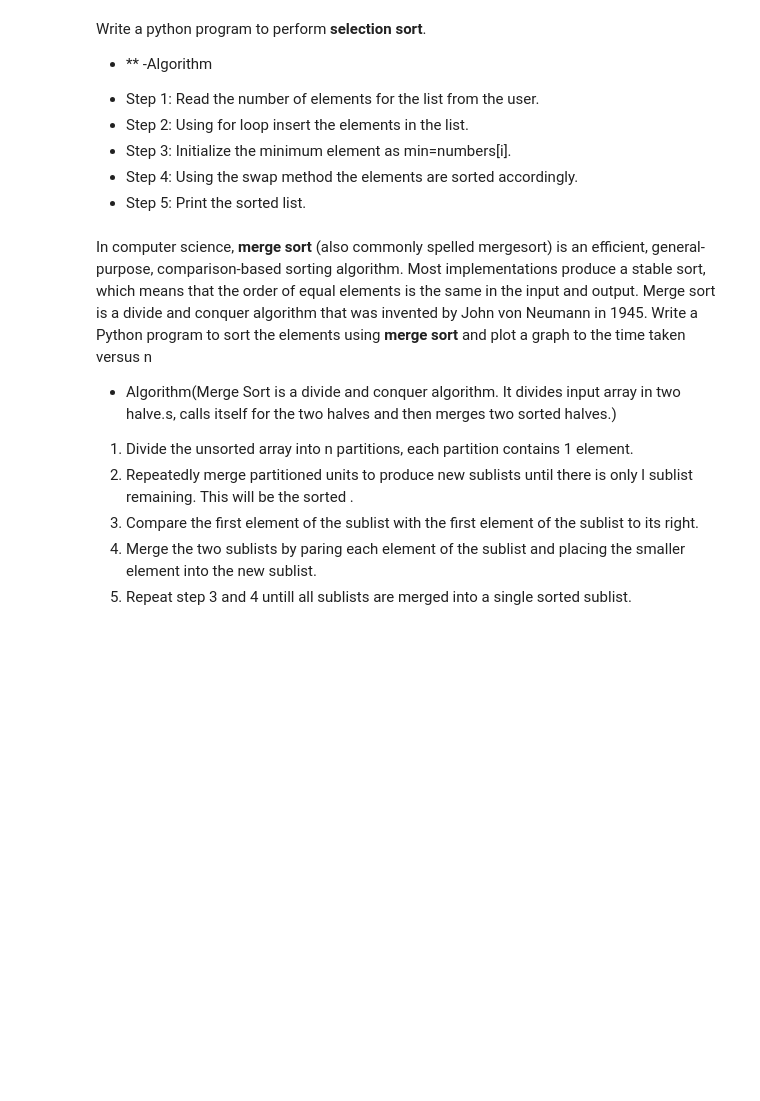
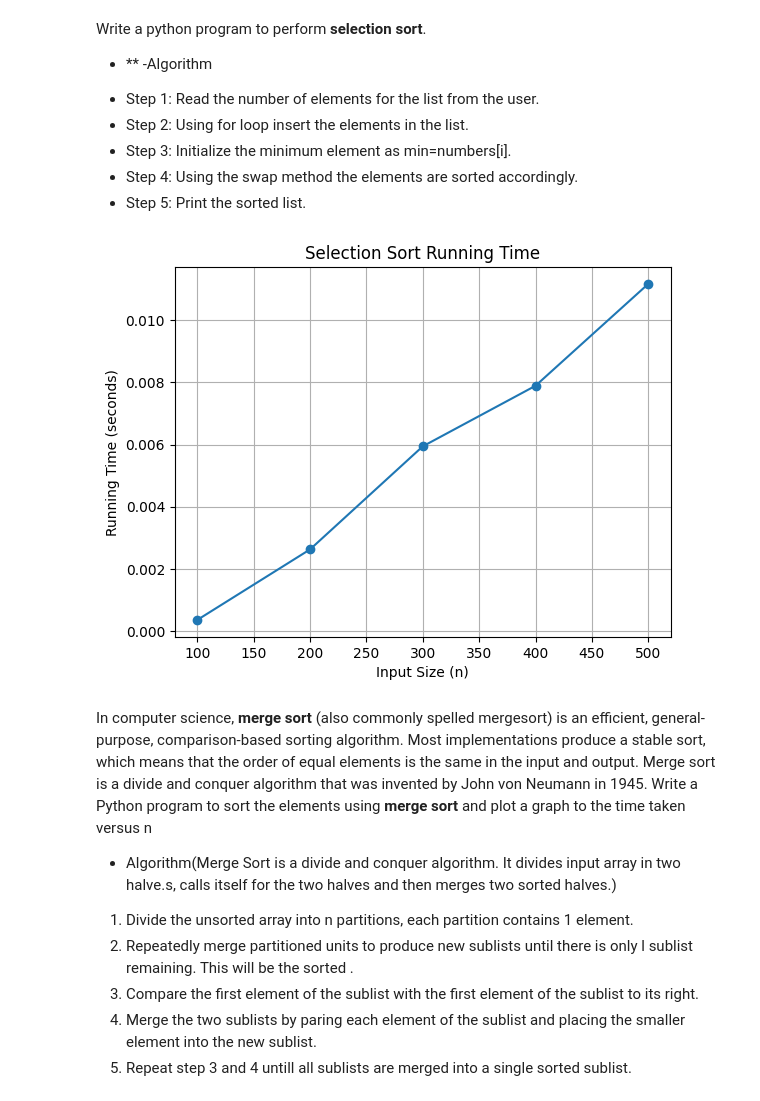
Before and after one commit to krishlall07/algo-lab, a Jupyter notebook: Lab_5.ipynb, the cells around one changed output. Saved outputs shown, nothing was run; the diff lists cells and outputs as text; code cells hidden in the pictures; blank space fills up the shorter version.

```diff
--- a/Lab_5.ipynb
+++ b/Lab_5.ipynb
@@ -14,6 +14,36 @@ Write a python program to perform **selection sort**.
 * Step 5: Print the sorted list.
 # %%
 #write code for above cell and compute the running time and also plot graph.
+# %%
+import time
+import random
+import matplotlib.pyplot as plt
+
+def selection_sort(arr):
+    for i in range(len(arr)):
+        min_index = i
+        for j in range(i+1, len(arr)):
+            if arr[j] < arr[min_index]:
+                min_index = j
+        arr[i], arr[min_index] = arr[min_index], arr[i]
+
+sizes = [100, 200, 300, 400, 500]
+times = []
+
+for n in sizes:
+    arr = [random.randint(1, 1000) for _ in range(n)]
+    start = time.time()
+    selection_sort(arr)
+    end = time.time()
+    times.append(end - start)
+plt.plot(sizes, times, marker='o')
+plt.xlabel("Input Size (n)")
+plt.ylabel("Running Time (seconds)")
+plt.title("Selection Sort Running Time")
+plt.grid(True)
+plt.show()
+# %% [output]
+[figure, added]
 # %% [markdown]
 In computer science, **merge sort** (also commonly spelled mergesort) is an efficient, general-purpose, comparison-based sorting algorithm. Most implementations produce a stable sort, which means that the order of equal elements is the same in the input and output. Merge sort is a divide and conquer algorithm that was invented by John von Neumann in 1945.
 Write a Python program to sort the elements using **merge sort** and plot a graph to the time taken versus n
```
Also changed, not shown: parts of 5 cells of this notebook.
